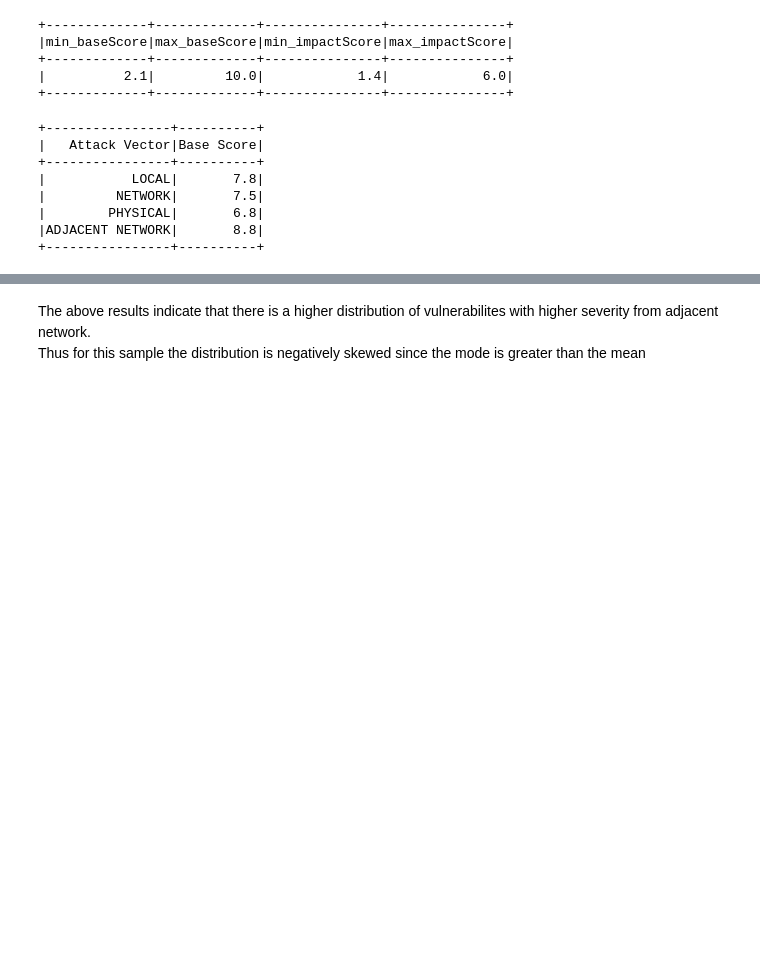
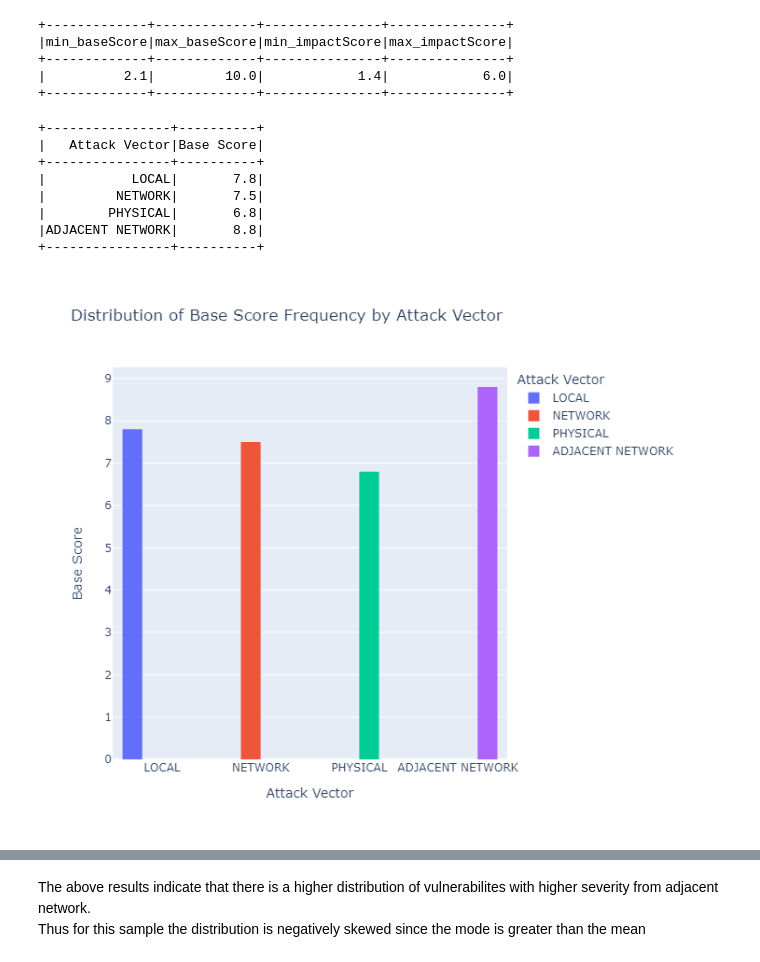
Before and after one commit to XvXAdrienXvX/VMAnalytics, a Jupyter notebook: Notebooks/demo.ipynb, the cells around one changed output, grey strips where cells are left out. Saved outputs shown, nothing was run; the diff lists cells and outputs as text; code cells hidden in the pictures; blank space fills up the shorter version.

```diff
--- a/Notebooks/demo.ipynb
+++ b/Notebooks/demo.ipynb
@@ -38,15 +38,16 @@ dt_analyzer.calculate_range(dataFrame, columns)
 # %%
 
 mode_df_base_score = dt_analyzer.calculate_mode_category(dataFrame, "attackVector", "baseScore", "Attack Vector", "Base Score")
-dt_analyzer.show_histogram(mode_df_base_score, "Attack Vector", "Base Score", 700, 600, "Distribution of Base Score Frequency by Attack Vector")
+dt_analyzer.show_histogram(mode_df_base_score, "Attack Vector", "Base Score", 700, 600, "Distribution of Base Score Frequency by Attack Vector", "png")
 # %% [output]
 +----------------+----------+
 |   Attack Vector|Base Score|
 +----------------+----------+
 |           LOCAL|       7.8|
 |         NETWORK|       7.5|
 |        PHYSICAL|       6.8|
 |ADJACENT NETWORK|       8.8|
 +----------------+----------+
+[figure, added]
 # %%
 mean_df_base_score = dt_analyzer.calculate_mean_category(dataFrame, "attackVector", "baseScore", "Attack Vector", "Base Score")
```
Also changed, not shown: parts of 10 cells of this notebook.
